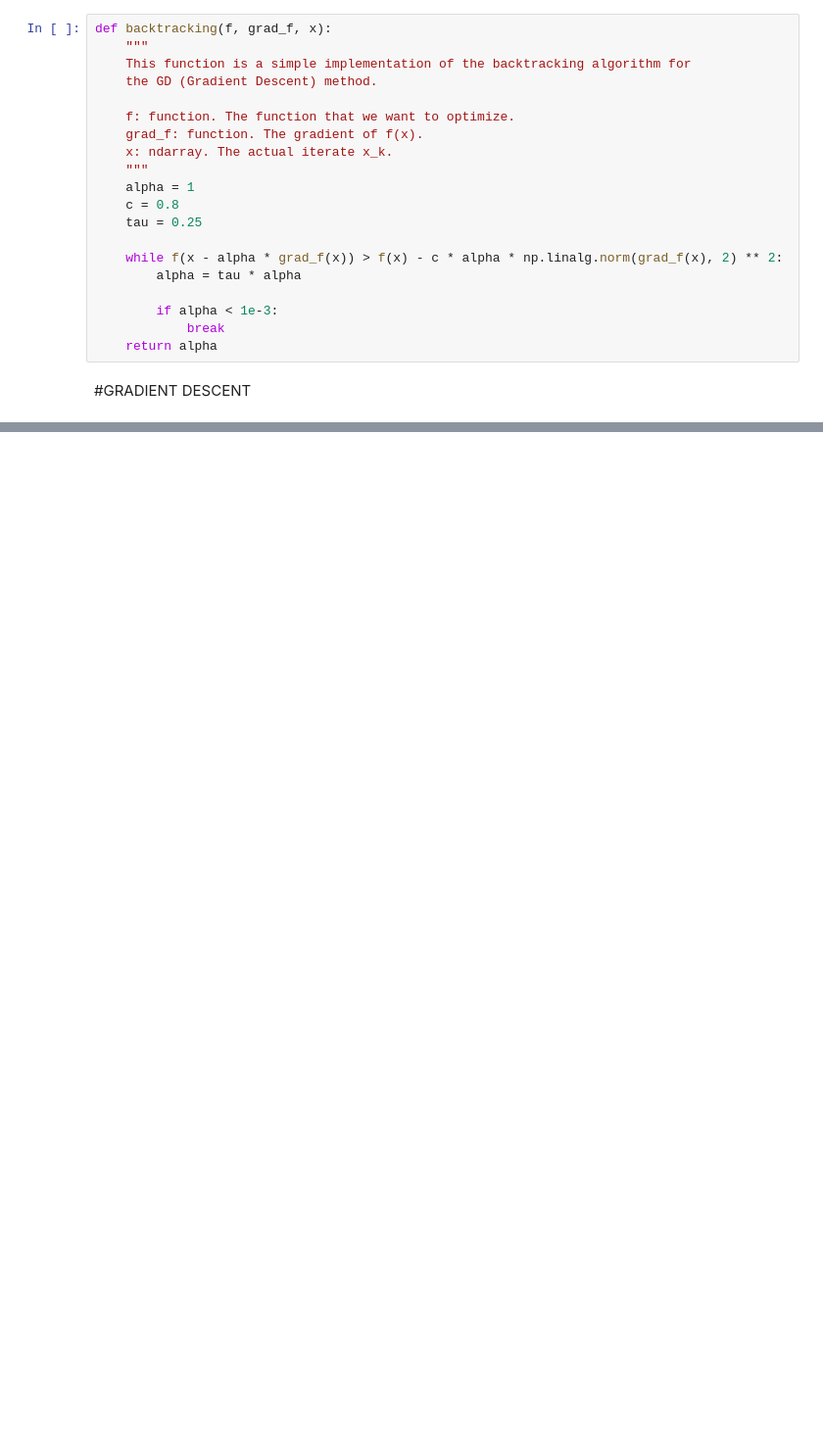
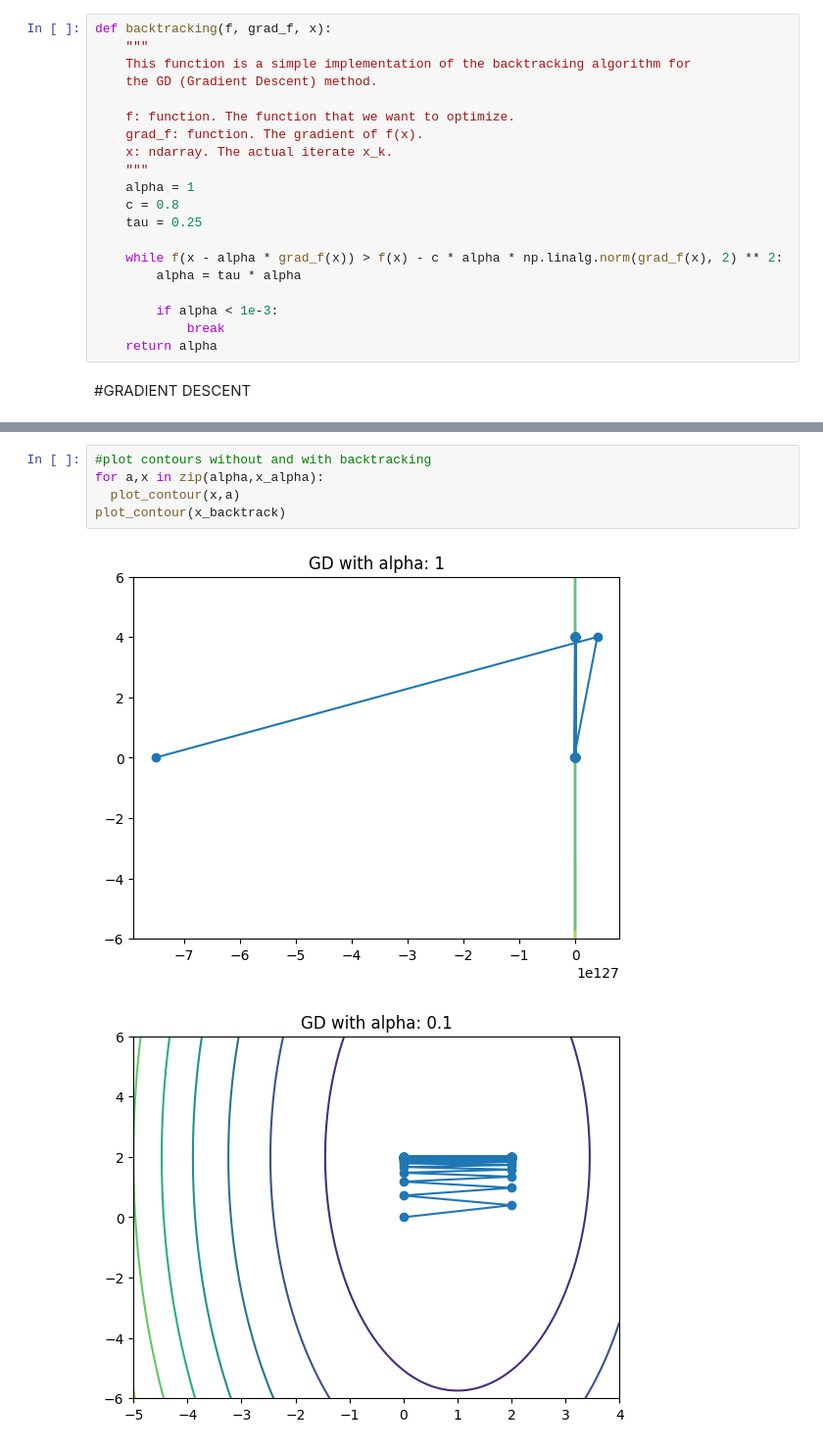
Before and after one commit to Gh5al/Statiscal-and-Mathematical-methods-for-AI, a Jupyter notebook: LAB/Homework3/Homework3.ipynb, the cells around one changed output, grey strips where cells are left out. Shown at 98% size. Drawn from its saved outputs; the diff is of its cells as text; blank space fills up the shorter version.

```diff
--- a/LAB/Homework3/Homework3.ipynb
+++ b/LAB/Homework3/Homework3.ipynb
@@ -337,0 +228,8 @@ plt.show()
+# %%
+#plot contours without and with backtracking
+for a,x in zip(alpha,x_alpha):
+  plot_contour(x,a)
+plot_contour(x_backtrack)
+# %% [output]
+[figure, added]
+[figure, added]
```
Also changed, not shown: parts of 89 cells of this notebook.
